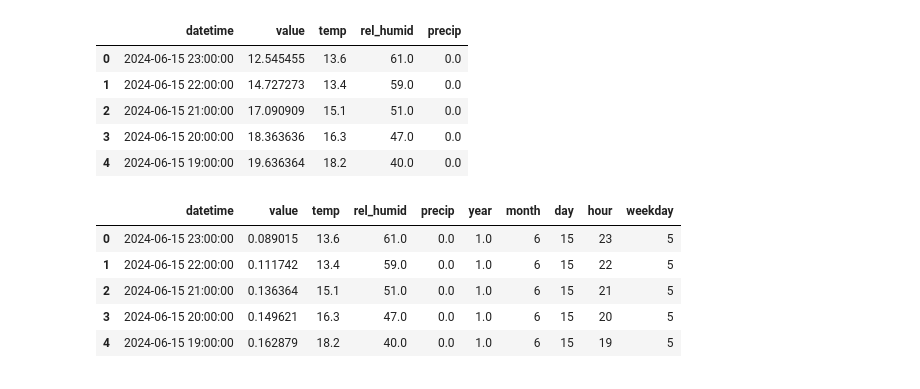
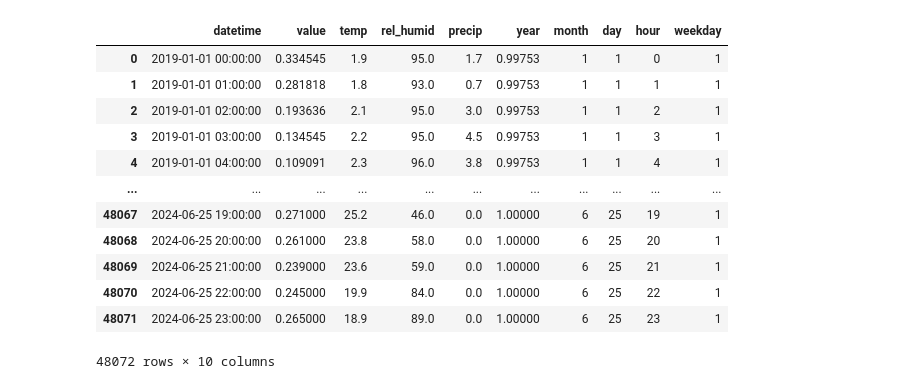
Before and after one commit to Magellol/montreal-aqi-predictions, a Jupyter notebook: blog-post.ipynb, the cells around one changed output. Cells and saved outputs as stored; diff of their text form; code cells hidden in the pictures.

```diff
--- a/blog-post.ipynb
+++ b/blog-post.ipynb
@@ -65 +267,23 @@ df
+# %%
+df1 = pd.read_csv("./aqi-2022-2024.csv")
+df2 = pd.read_csv("./aqi-2019-2021.csv")
+df = pd.concat([df1, df2])
+df.rename(columns={
+    'polluant': 'pollutant',
+    'valeur': 'value',
+    'date': 'date',
+    'heure': 'hour'
+}, inplace=True)
+# Creating a datetime column for easier manipulation later on
+df['datetime'] = pd.to_datetime(df['date'] + ' ' + df['hour'].astype(str) + ':00:00',
+                                format = '%Y-%m-%d %H:%M:%S',
+                                errors = 'coerce')
+# Dropping columns we won't need anymore
+df.drop(["hour", "pollutant", "date"], axis=1, inplace=True)
+
+# Indexing by station and datetime and grab the maximum value for each index (related to our assumption earlier)
+df = df.groupby(['stationId', 'datetime']).max("value")
+df = df.groupby("datetime").mean("value").reset_index()
+# Sorting the dataframe by datetime for better visualization
+df.sort_values("datetime", inplace=True)
 # %%
@@ -86,36 +327,29 @@ weather_df.head()
-# %%
-merged_df = pd.merge(df, weather_df, on="datetime", how="left")
-merged_df.head()
-# %% [output]
-|  | datetime | value | temp | rel_humid | precip |
-| 0 | 2024-06-15 23:00:00 | 12.545455 | 13.6 | 61.0 | 0.0 |
-| 1 | 2024-06-15 22:00:00 | 14.727273 | 13.4 | 59.0 | 0.0 |
-| 2 | 2024-06-15 21:00:00 | 17.090909 | 15.1 | 51.0 | 0.0 |
-| 3 | 2024-06-15 20:00:00 | 18.363636 | 16.3 | 47.0 | 0.0 |
-| 4 | 2024-06-15 19:00:00 | 19.636364 | 18.2 | 40.0 | 0.0 |
 # %%
-from sklearn.preprocessing import MinMaxScaler
-
+merged_df = pd.merge(df, weather_df, on="datetime", how="left")
 merged_df['year'] = merged_df['datetime'].dt.year
-# Year has a bigger range than the rest so we divide it up by its maximum to scale it down.
 merged_df['year'] = merged_df['year'] / merged_df['year'].max()
 merged_df['month'] = merged_df['datetime'].dt.month
 merged_df['day'] = merged_df['datetime'].dt.day
 merged_df['hour'] = merged_df['datetime'].dt.hour
 merged_df['weekday'] = merged_df['datetime'].dt.weekday
-
-# Values above 100 are extreme outliers (and very rare for Montreal). Clamping helps the model not being influenced too much from these rare events.
 merged_df['value'] = merged_df['value'].clip(upper=100)
-
-# We will need to retain a reference to this scaler so remember this!
-scaler = MinMaxScaler()
-
-merged_df['value'] = scaler.fit_transform(merged_df[['value']])
-merged_df.head()
+max_value = merged_df['value'].max()
+merged_df['value'] = merged_df['value'] / max_value
+merged_df.fillna({"precip": 0,
+                   "temp": merged_df['temp'].fillna(method='bfill'),
+                   "rel_humid": merged_df['rel_humid'].mode()[0]}, inplace=True)
+merged_df
 # %% [output]
 |  | datetime | value | temp | rel_humid | precip | year | month | day | hour | weekday |
-| 0 | 2024-06-15 23:00:00 | 0.089015 | 13.6 | 61.0 | 0.0 | 1.0 | 6 | 15 | 23 | 5 |
-| 1 | 2024-06-15 22:00:00 | 0.111742 | 13.4 | 59.0 | 0.0 | 1.0 | 6 | 15 | 22 | 5 |
-| 2 | 2024-06-15 21:00:00 | 0.136364 | 15.1 | 51.0 | 0.0 | 1.0 | 6 | 15 | 21 | 5 |
-| 3 | 2024-06-15 20:00:00 | 0.149621 | 16.3 | 47.0 | 0.0 | 1.0 | 6 | 15 | 20 | 5 |
-| 4 | 2024-06-15 19:00:00 | 0.162879 | 18.2 | 40.0 | 0.0 | 1.0 | 6 | 15 | 19 | 5 |
+| 0 | 2019-01-01 00:00:00 | 0.334545 | 1.9 | 95.0 | 1.7 | 0.99753 | 1 | 1 | 0 | 1 |
+| 1 | 2019-01-01 01:00:00 | 0.281818 | 1.8 | 93.0 | 0.7 | 0.99753 | 1 | 1 | 1 | 1 |
+| 2 | 2019-01-01 02:00:00 | 0.193636 | 2.1 | 95.0 | 3.0 | 0.99753 | 1 | 1 | 2 | 1 |
+| 3 | 2019-01-01 03:00:00 | 0.134545 | 2.2 | 95.0 | 4.5 | 0.99753 | 1 | 1 | 3 | 1 |
+| 4 | 2019-01-01 04:00:00 | 0.109091 | 2.3 | 96.0 | 3.8 | 0.99753 | 1 | 1 | 4 | 1 |
+| ... | ... | ... | ... | ... | ... | ... | ... | ... | ... | ... |
+| 48067 | 2024-06-25 19:00:00 | 0.271000 | 25.2 | 46.0 | 0.0 | 1.00000 | 6 | 25 | 19 | 1 |
+| 48068 | 2024-06-25 20:00:00 | 0.261000 | 23.8 | 58.0 | 0.0 | 1.00000 | 6 | 25 | 20 | 1 |
+| 48069 | 2024-06-25 21:00:00 | 0.239000 | 23.6 | 59.0 | 0.0 | 1.00000 | 6 | 25 | 21 | 1 |
+| 48070 | 2024-06-25 22:00:00 | 0.245000 | 19.9 | 84.0 | 0.0 | 1.00000 | 6 | 25 | 22 | 1 |
+| 48071 | 2024-06-25 23:00:00 | 0.265000 | 18.9 | 89.0 | 0.0 | 1.00000 | 6 | 25 | 23 | 1 |
+48072 rows × 10 columns
```
Also changed, not shown: parts of 24 cells of this notebook.
